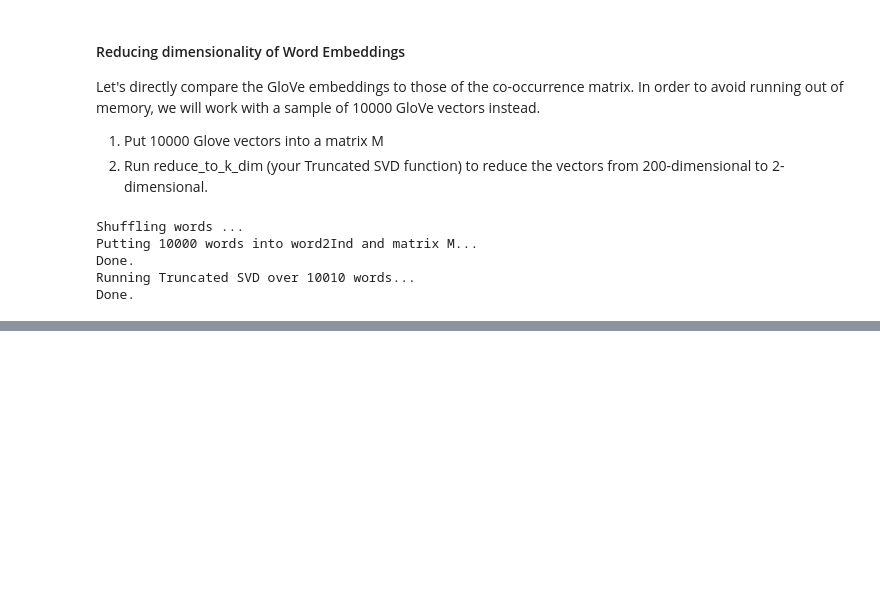
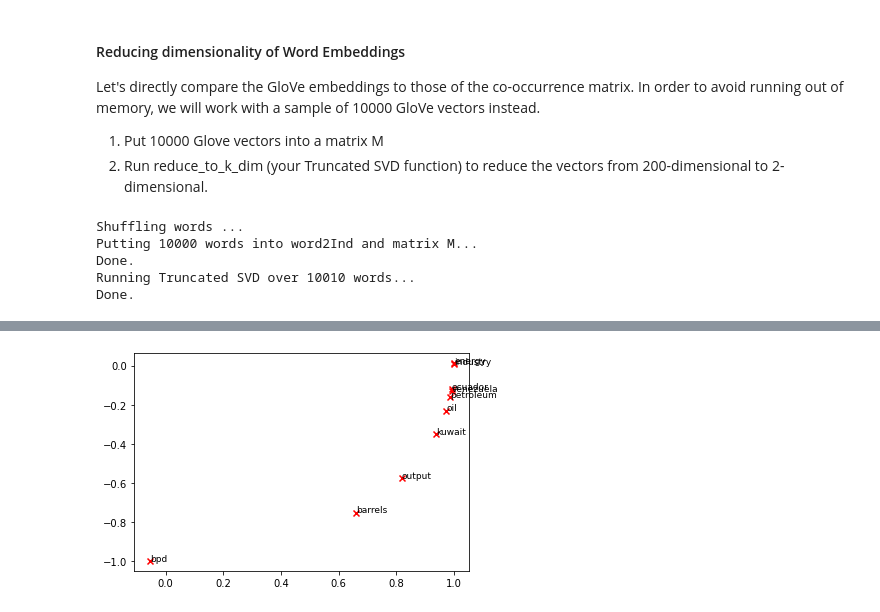
Before and after one commit to henholm/stanford-nlp, a Jupyter notebook: word-vectors/exploring_word_vectors.ipynb, the cells around one changed output, grey strips where cells are left out. Drawn from its saved outputs; the diff is of its cells as text; code cells hidden in the pictures; blank space fills up the shorter version.

Commit message:
Add comparison plot

```diff
--- a/word-vectors/exploring_word_vectors.ipynb
+++ b/word-vectors/exploring_word_vectors.ipynb
@@ -397,0 +402,5 @@ Done.
+# %%
+words = ['barrels', 'bpd', 'ecuador', 'energy', 'industry', 'kuwait', 'oil', 'output', 'petroleum', 'venezuela']
+plot_embeddings(M_reduced_normalized, word2Ind, words)
+# %% [output]
+[figure, added]
```
Also changed, not shown: parts of 1 cell of this notebook.
